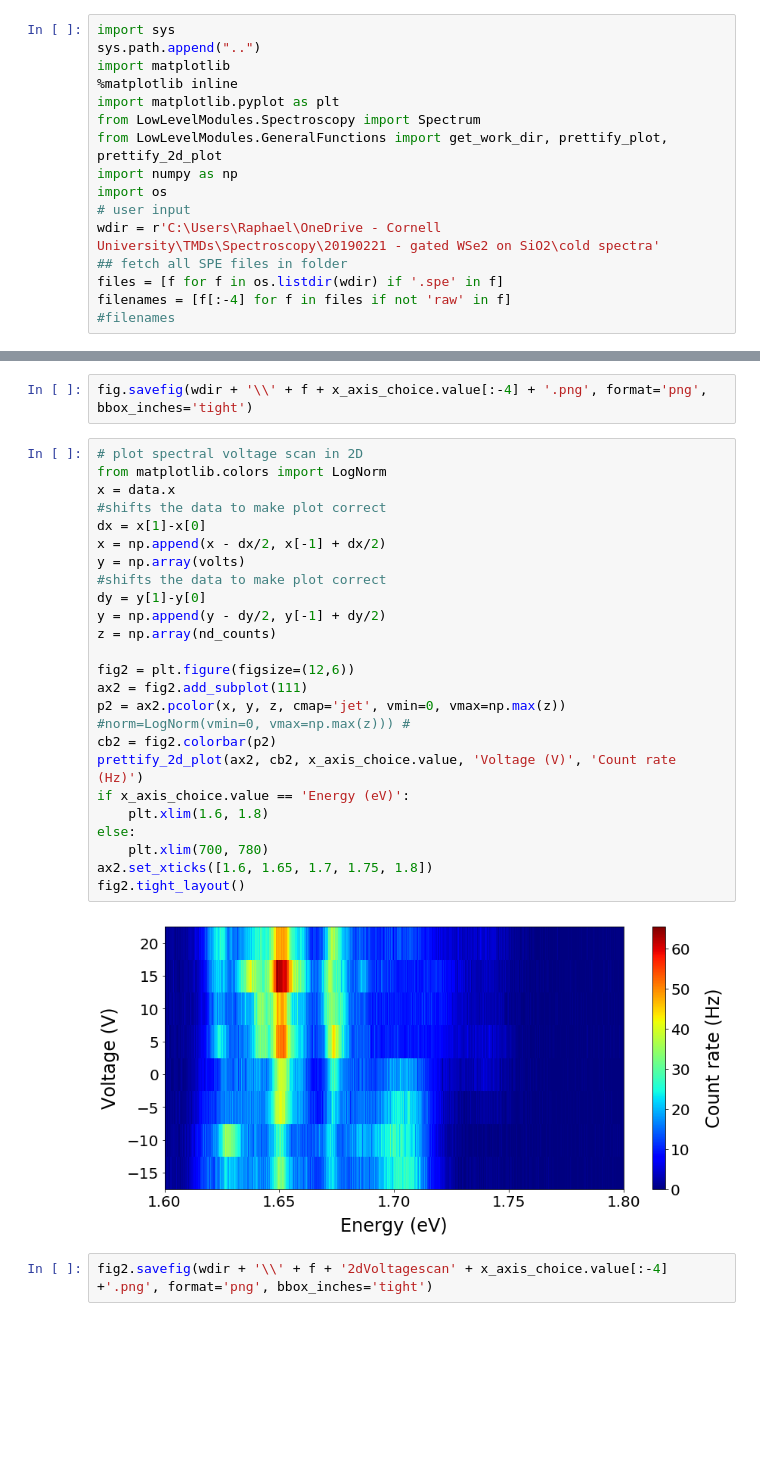
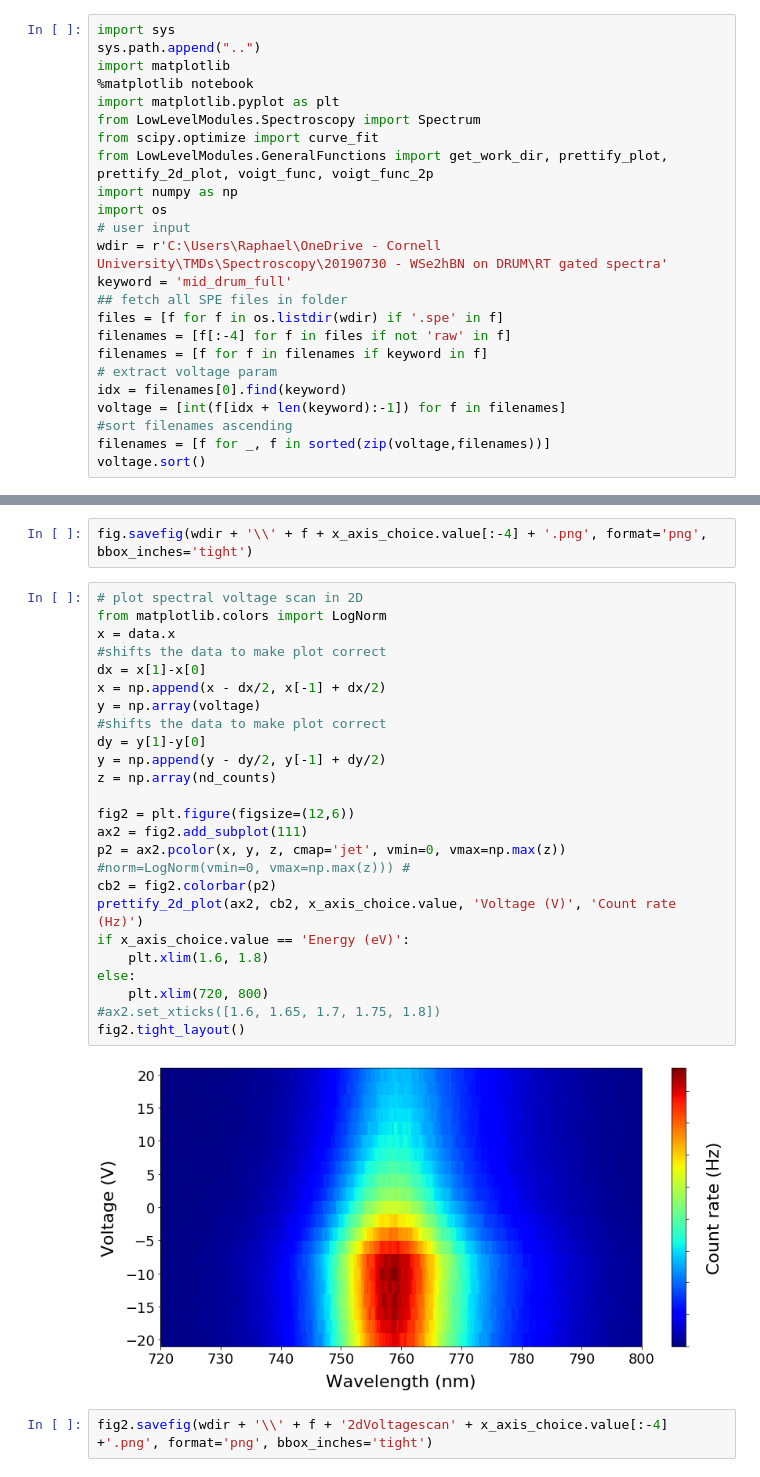
Before and after one commit to RaphaelSura/PythonPhotonicsLab, a Jupyter notebook: AnalyzeData/PlotVoltageScan.ipynb, the cells around one changed output, grey strips where cells are left out. Cells and saved outputs as stored; diff of their text form; blank space fills up the shorter version.

```diff
--- a/AnalyzeData/PlotVoltageScan.ipynb
+++ b/AnalyzeData/PlotVoltageScan.ipynb
@@ -2,18 +2,26 @@
 import sys
 sys.path.append("..")
 import matplotlib
-%matplotlib inline
+%matplotlib notebook
 import matplotlib.pyplot as plt
 from LowLevelModules.Spectroscopy import Spectrum
-from LowLevelModules.GeneralFunctions import get_work_dir, prettify_plot, prettify_2d_plot
+from scipy.optimize import curve_fit
+from LowLevelModules.GeneralFunctions import get_work_dir, prettify_plot, prettify_2d_plot, voigt_func, voigt_func_2p
 import numpy as np
 import os
 # user input
-wdir = r'C:\Users\Raphael\OneDrive - Cornell University\TMDs\Spectroscopy\20190221 - gated WSe2 on SiO2\cold spectra'
+wdir = r'C:\Users\Raphael\OneDrive - Cornell University\TMDs\Spectroscopy\20190730 - WSe2hBN on DRUM\RT gated spectra'
+keyword = 'mid_drum_full'
 ## fetch all SPE files in folder
 files = [f for f in os.listdir(wdir) if '.spe' in f]
 filenames = [f[:-4] for f in files if not 'raw' in f]
-#filenames
+filenames = [f for f in filenames if keyword in f]
+# extract voltage param
+idx = filenames[0].find(keyword)
+voltage = [int(f[idx + len(keyword):-1]) for f in filenames]
+#sort filenames ascending
+filenames = [f for _, f in sorted(zip(voltage,filenames))]
+voltage.sort()
 # %%
 import ipywidgets as widgets
 from IPython.display import display
@@ -101,28 +162,28 @@ fig.savefig(wdir + '\\' + f + x_axis_choice.value[:-4] + '.png', format='png', b
 # %%
 # plot spectral voltage scan in 2D
 from matplotlib.colors import LogNorm
 x = data.x
 #shifts the data to make plot correct
 dx = x[1]-x[0]
 x = np.append(x - dx/2, x[-1] + dx/2)
-y = np.array(volts)
+y = np.array(voltage)
 #shifts the data to make plot correct
 dy = y[1]-y[0]
 y = np.append(y - dy/2, y[-1] + dy/2)
 z = np.array(nd_counts)
 
 fig2 = plt.figure(figsize=(12,6))
 ax2 = fig2.add_subplot(111)
 p2 = ax2.pcolor(x, y, z, cmap='jet', vmin=0, vmax=np.max(z)) #norm=LogNorm(vmin=0, vmax=np.max(z))) #
 cb2 = fig2.colorbar(p2)
 prettify_2d_plot(ax2, cb2, x_axis_choice.value, 'Voltage (V)', 'Count rate (Hz)')
 if x_axis_choice.value == 'Energy (eV)':
     plt.xlim(1.6, 1.8)
 else:
-    plt.xlim(700, 780)
-ax2.set_xticks([1.6, 1.65, 1.7, 1.75, 1.8])
+    plt.xlim(720, 800)
+#ax2.set_xticks([1.6, 1.65, 1.7, 1.75, 1.8])
 fig2.tight_layout()
 # %% [output]
-[figure, old version]
+[figure, new version]
 # %%
 fig2.savefig(wdir + '\\' + f + '2dVoltagescan' + x_axis_choice.value[:-4] +'.png', format='png', bbox_inches='tight')
```
Also changed, not shown: parts of 4 cells of this notebook, 5 other files.
